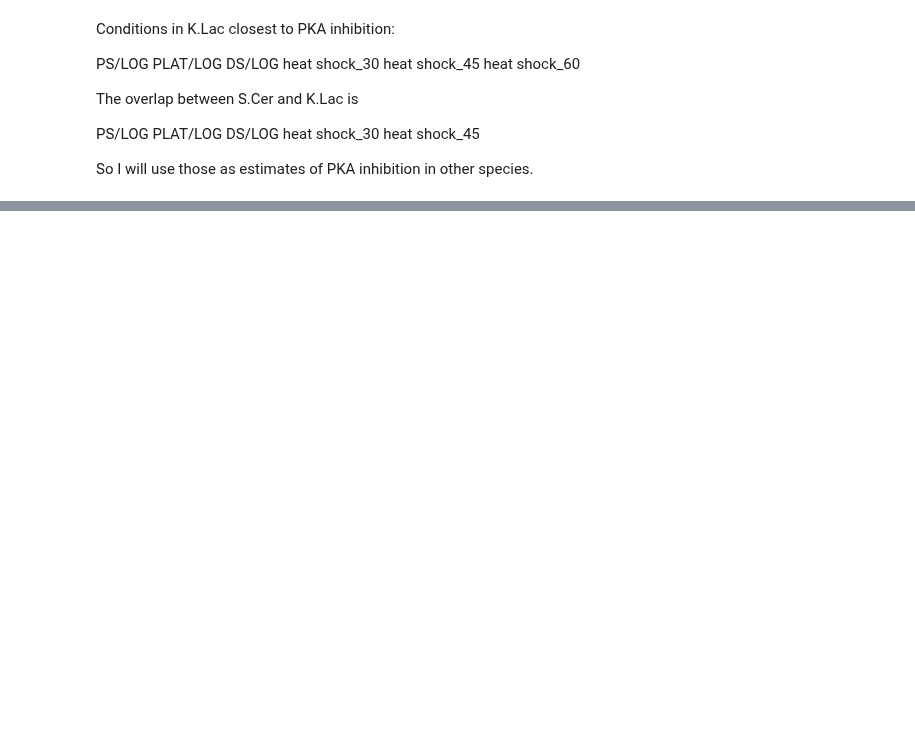
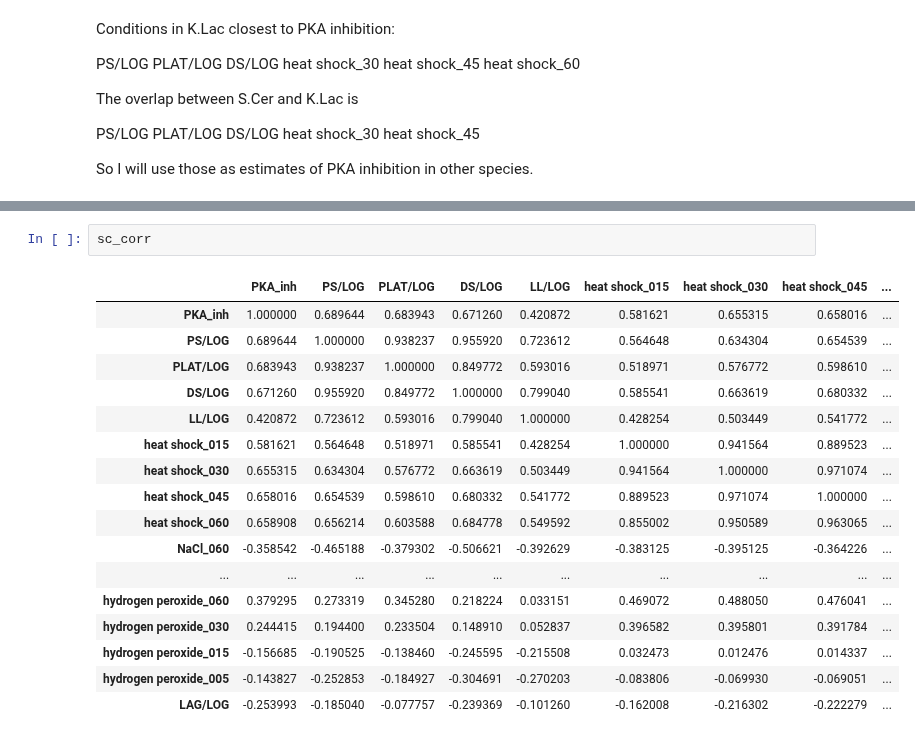
Before and after one commit to heineike02/yeast_esr_expression_analysis, a Jupyter notebook: scripts/20190114_PKA_inhibition_V_other_conditions.ipynb, the cells around one changed output, grey strips where cells are left out. Drawn from its saved outputs; the diff is of its cells as text; blank space fills up the shorter version.

```diff
--- a/scripts/20190114_PKA_inhibition_V_other_conditions.ipynb
+++ b/scripts/20190114_PKA_inhibition_V_other_conditions.ipynb
@@ -300,0 +305,20 @@ py.iplot(fig, filename= 'KL_SC_vs_regev_conditions_correlation')
+# %%
+sc_corr
+# %% [output]
+|  | PKA_inh | PS/LOG | PLAT/LOG | DS/LOG | LL/LOG | heat shock_015 | heat shock_030 | heat shock_045 | ... |
+| PKA_inh | 1.000000 | 0.689644 | 0.683943 | 0.671260 | 0.420872 | 0.581621 | 0.655315 | 0.658016 | ... |
+| PS/LOG | 0.689644 | 1.000000 | 0.938237 | 0.955920 | 0.723612 | 0.564648 | 0.634304 | 0.654539 | ... |
+| PLAT/LOG | 0.683943 | 0.938237 | 1.000000 | 0.849772 | 0.593016 | 0.518971 | 0.576772 | 0.598610 | ... |
+| DS/LOG | 0.671260 | 0.955920 | 0.849772 | 1.000000 | 0.799040 | 0.585541 | 0.663619 | 0.680332 | ... |
+| LL/LOG | 0.420872 | 0.723612 | 0.593016 | 0.799040 | 1.000000 | 0.428254 | 0.503449 | 0.541772 | ... |
+| heat shock_015 | 0.581621 | 0.564648 | 0.518971 | 0.585541 | 0.428254 | 1.000000 | 0.941564 | 0.889523 | ... |
+| heat shock_030 | 0.655315 | 0.634304 | 0.576772 | 0.663619 | 0.503449 | 0.941564 | 1.000000 | 0.971074 | ... |
+| heat shock_045 | 0.658016 | 0.654539 | 0.598610 | 0.680332 | 0.541772 | 0.889523 | 0.971074 | 1.000000 | ... |
+| heat shock_060 | 0.658908 | 0.656214 | 0.603588 | 0.684778 | 0.549592 | 0.855002 | 0.950589 | 0.963065 | ... |
+| NaCl_060 | -0.358542 | -0.465188 | -0.379302 | -0.506621 | -0.392629 | -0.383125 | -0.395125 | -0.364226 | ... |
+| ... | ... | ... | ... | ... | ... | ... | ... | ... | ... |
+| hydrogen peroxide_060 | 0.379295 | 0.273319 | 0.345280 | 0.218224 | 0.033151 | 0.469072 | 0.488050 | 0.476041 | ... |
+| hydrogen peroxide_030 | 0.244415 | 0.194400 | 0.233504 | 0.148910 | 0.052837 | 0.396582 | 0.395801 | 0.391784 | ... |
+| hydrogen peroxide_015 | -0.156685 | -0.190525 | -0.138460 | -0.245595 | -0.215508 | 0.032473 | 0.012476 | 0.014337 | ... |
+| hydrogen peroxide_005 | -0.143827 | -0.252853 | -0.184927 | -0.304691 | -0.270203 | -0.083806 | -0.069930 | -0.069051 | ... |
+| LAG/LOG | -0.253993 | -0.185040 | -0.077757 | -0.239369 | -0.101260 | -0.162008 | -0.216302 | -0.222279 | ... |
```
Also changed, not shown: parts of 10 cells of this notebook, 6 other files.
